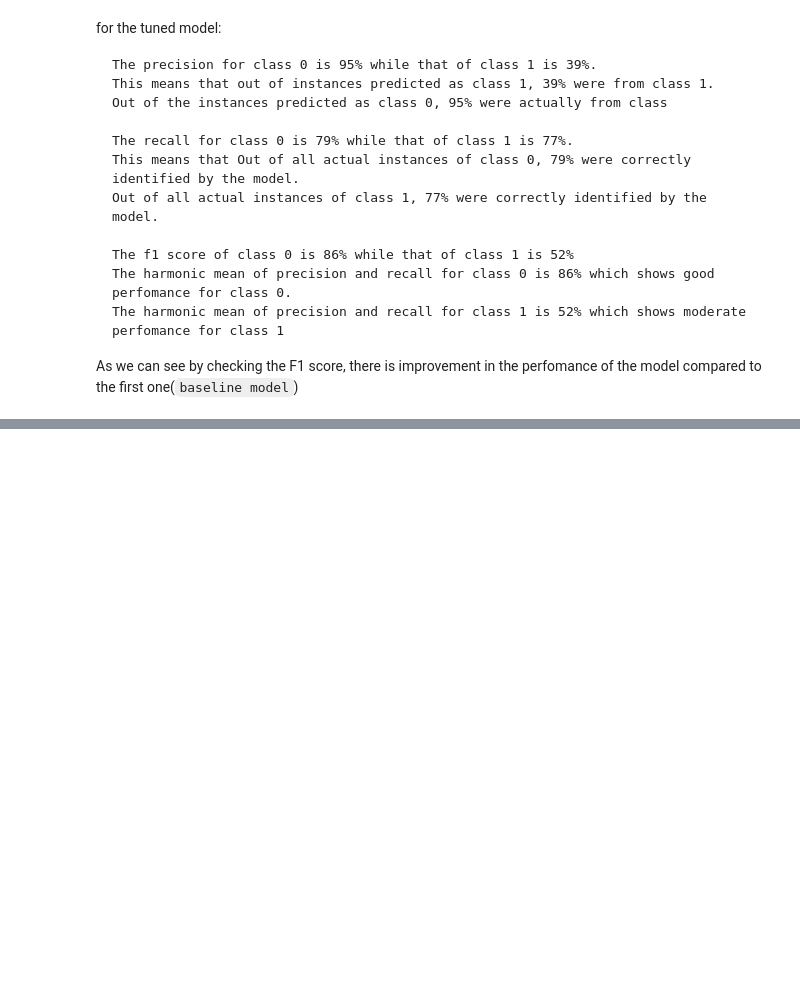
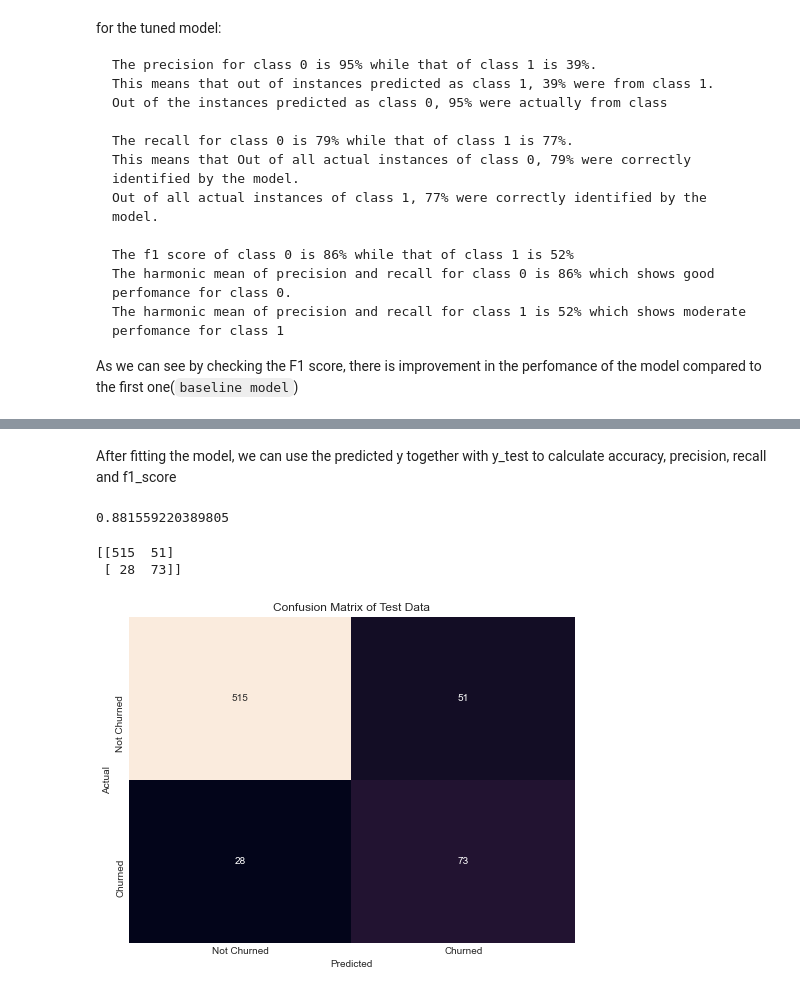
Before and after one commit to Masinde10/Customer-churn-project, a Jupyter notebook: Customerchurn.ipynb, the cells around one changed output, grey strips where cells are left out. Cells and saved outputs as stored; diff of their text form; code cells hidden in the pictures; blank space fills up the shorter version.

Commit message:
Decision Tree Classifier

```diff
--- a/Customerchurn.ipynb
+++ b/Customerchurn.ipynb
@@ -483,0 +488,33 @@ plt.show()
+# %%
+#create an object for decision tree
+dtc= DecisionTreeClassifier(random_state=42)
+
+#fit the model
+dtc_model=dtc.fit(X_train_bal,y_train_bal)
+
+#Make a prediction using test data
+y_pred2 = dtc_model.predict(X_test_scaled)
+# %% [markdown]
+After fitting the model, we can use the predicted y together with y_test to calculate accuracy, precision, recall and f1_score
+# %%
+#Calculate accuracy
+accuracy2=accuracy_score(y_test, y_pred2)
+accuracy2
+# %% [output]
+0.881559220389805
+# %%
+#Work out the confusion matrix for the  model.
+conf_matrix2= confusion_matrix(y_test,y_pred2)
+print(conf_matrix2)
+
+#We can visusalize the confusion matrix
+plt.figure(figsize=(8,6))
+sns.heatmap(conf_matrix2,annot=True, fmt="d", cbar=False,xticklabels=["Not Churned", "Churned"],
+            yticklabels=["Not Churned", "Churned"])
+plt.xlabel('Predicted')
+plt.ylabel('Actual')
+plt.title('Confusion Matrix of Test Data');
+# %% [output]
+[[515  51]
+ [ 28  73]]
+[figure, added]
```
Also changed, not shown: parts of 6 cells of this notebook.
